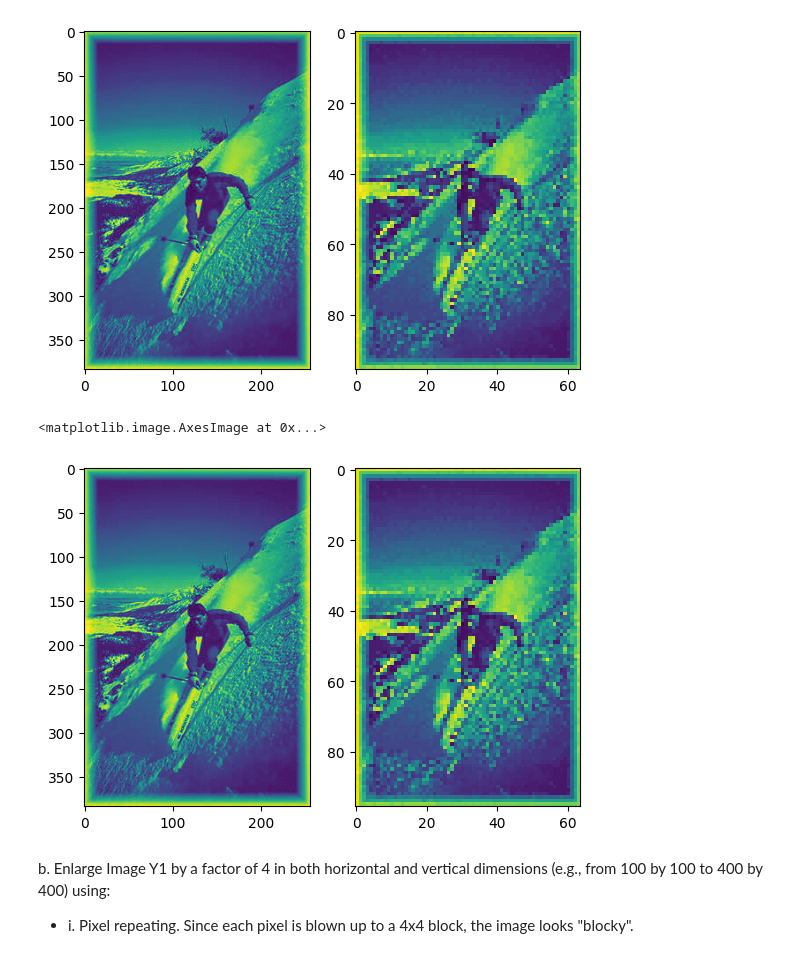
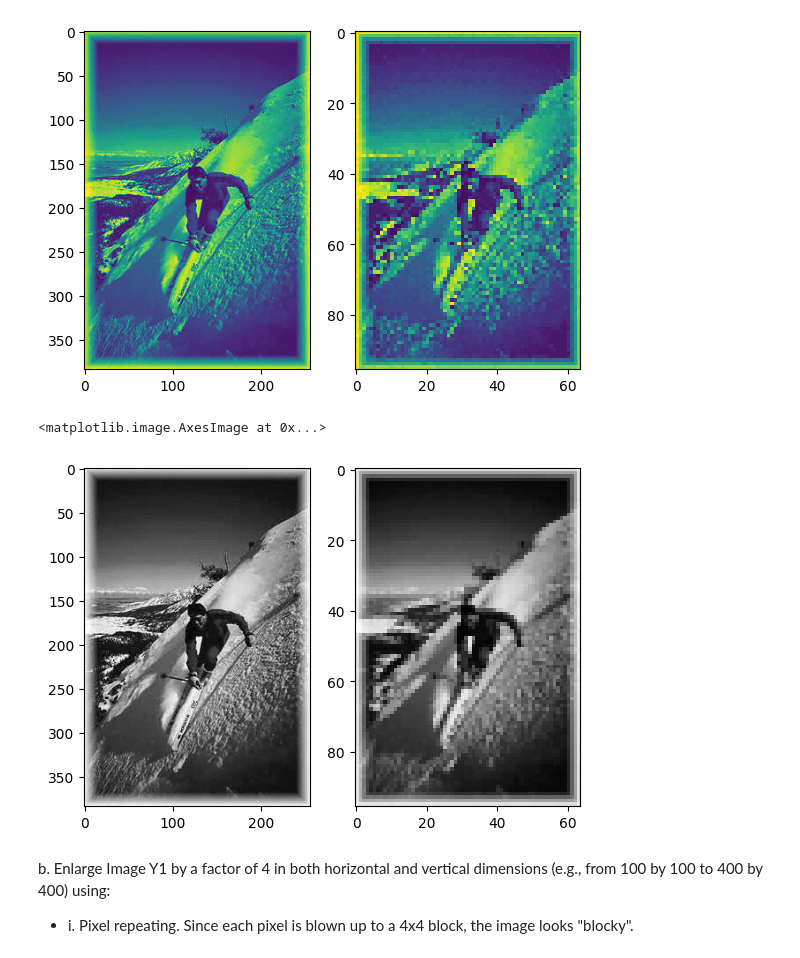
Before and after one commit to ngtuetam/DIP_2022, a Jupyter notebook: assignment_1/notebook/assign1_4.ipynb, the cells around one changed output. Saved outputs shown, nothing was run; the diff lists cells and outputs as text; code cells hidden in the pictures.

```diff
--- a/assignment_1/notebook/assign1_4.ipynb
+++ b/assignment_1/notebook/assign1_4.ipynb
@@ -30,7 +31,8 @@ def resolute_image_a1(image):
     return resoluted_img
 # %%
 image = np.loadtxt(img_filepath)
-Y1 = resolute_image_a1(image)
+n = 4
+Y1 = resolute_image_a1(image, n)
 
 plt.subplot(1,2,1)
 plt.imshow(image)
@@ -40,39 +42,41 @@ plt.imshow(Y1)
 <matplotlib.image.AxesImage at 0x...>
 [figure]
 # %%
-def resolute_image_a2(image):
+def resolute_image_a2(image, n):
     """
-    Reduce the resolution of image by a factor of 4 in both horizontal and vertical dimensions.
-    Replace every 4x4 pixel area by the average value of the pixel values in that region.
+    Reduce the resolution of image by a factor of n in both horizontal and vertical dimensions.
+    Replace every nxn pixel area by the average value of the pixel values in that region.
 
     Args:
         image (np.array): input image as numpy array
+        n (scalar) : factor of n
 
     Returns:
         resoluted_img (np.array): resoluted image
     """
     imgsize = image.shape
     x,y = imgsize[:2]
-    resoluted_img = np.zeros((int(x/4),int(y/4)))
-    for i in range(0,x,4):
-        for j in range(0,y,4):
-            cropped_img = image[i:i+4, j:j+4]
-            avg = np.average(cropped_img)
-            row, col = int(i/4), int(j/4)
-            resoluted_img[row][col] = avg
+    resoluted_img = np.zeros((int(x/n),int(y/n)))
+    for i in range(0,x,n):
+        for j in range(0,y,n):
+            cropped_img = image[i:i+n, j:j+n]
+            mean_ = np.mean(cropped_img)
+            row, col = int(i/n), int(j/n)
+            resoluted_img[row][col] = mean_
 
     return resoluted_img
 # %%
 image = np.loadtxt(img_filepath)
-Y2 = resolute_image_a1(image)
+n = 4
+Y2 = resolute_image_a2(image,n)
 
 plt.subplot(1,2,1)
-plt.imshow(image)
+plt.imshow(image, cmap='gray')
 plt.subplot(1,2,2)
-plt.imshow(Y2)
+plt.imshow(Y2, cmap='gray')
 # %% [output]
 <matplotlib.image.AxesImage at 0x...>
-[figure, old version]
+[figure, new version]
 # %%
 np.savetxt('y1_result.asc',Y1)
 # %%
```
Also changed, not shown: parts of 5 cells of this notebook.
